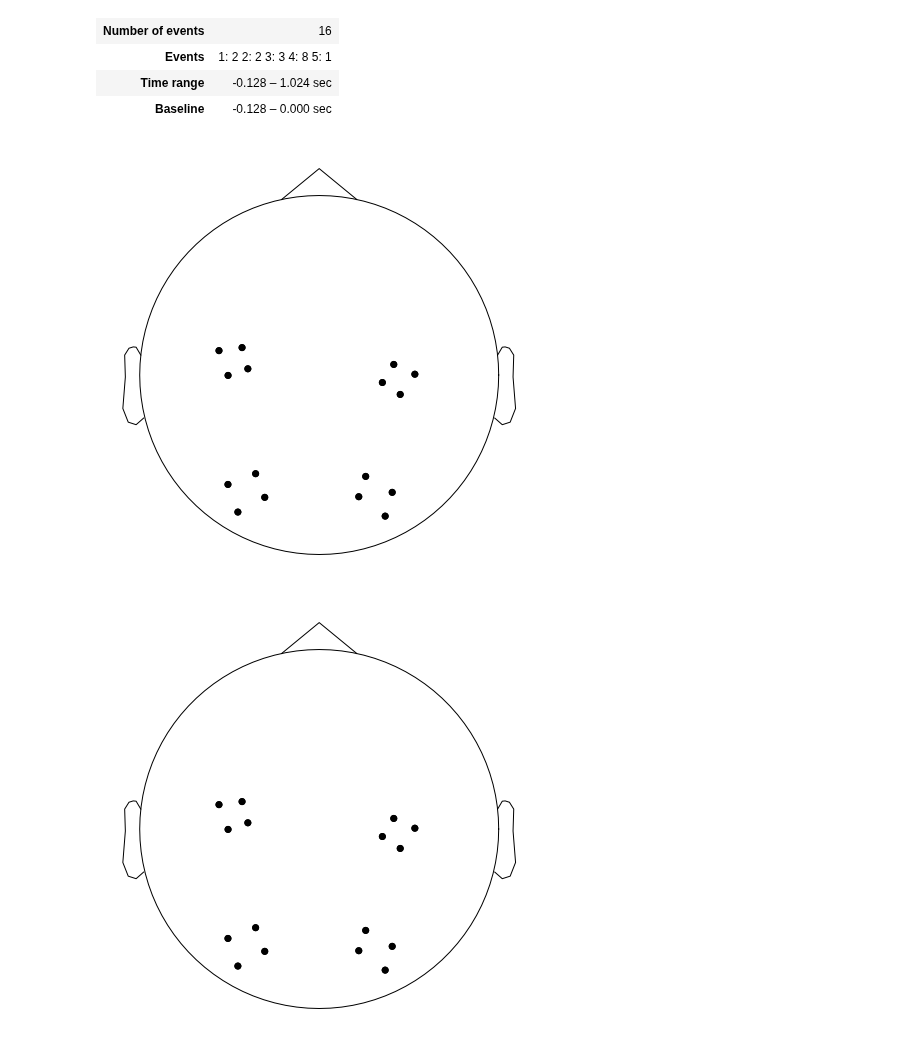
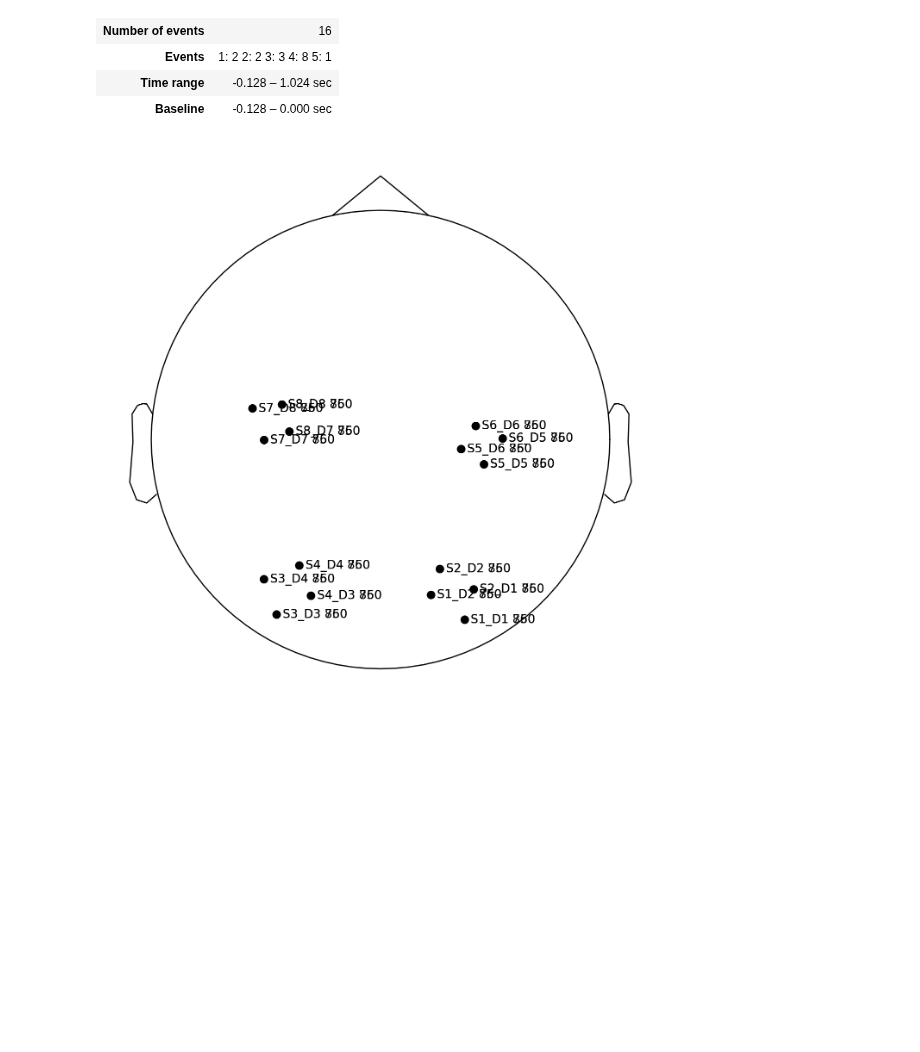
Before and after one commit to ppsp-team/HyPyP, a Jupyter notebook: tutorial/import_from_fnirs.ipynb, the cells around one changed output. Drawn from its saved outputs; the diff is of its cells as text; code cells hidden in the pictures; blank space fills up the shorter version.

```diff
--- a/tutorial/import_from_fnirs.ipynb
+++ b/tutorial/import_from_fnirs.ipynb
@@ -138,8 +123,7 @@ fnirs_epo2.set_montage(location)
 | Time range | -0.128 – 1.024 sec |
 | Baseline | -0.128 – 0.000 sec |
 # %%
-fnirs_epo1.plot_sensors()
+fnirs_epo1.plot_sensors(show_names=True)
 # %% [output]
-[figure, old version]
+[figure, new version]
-[figure, removed]
 # %%
```
Also changed, not shown: parts of 11 cells of this notebook, 2 other files.
